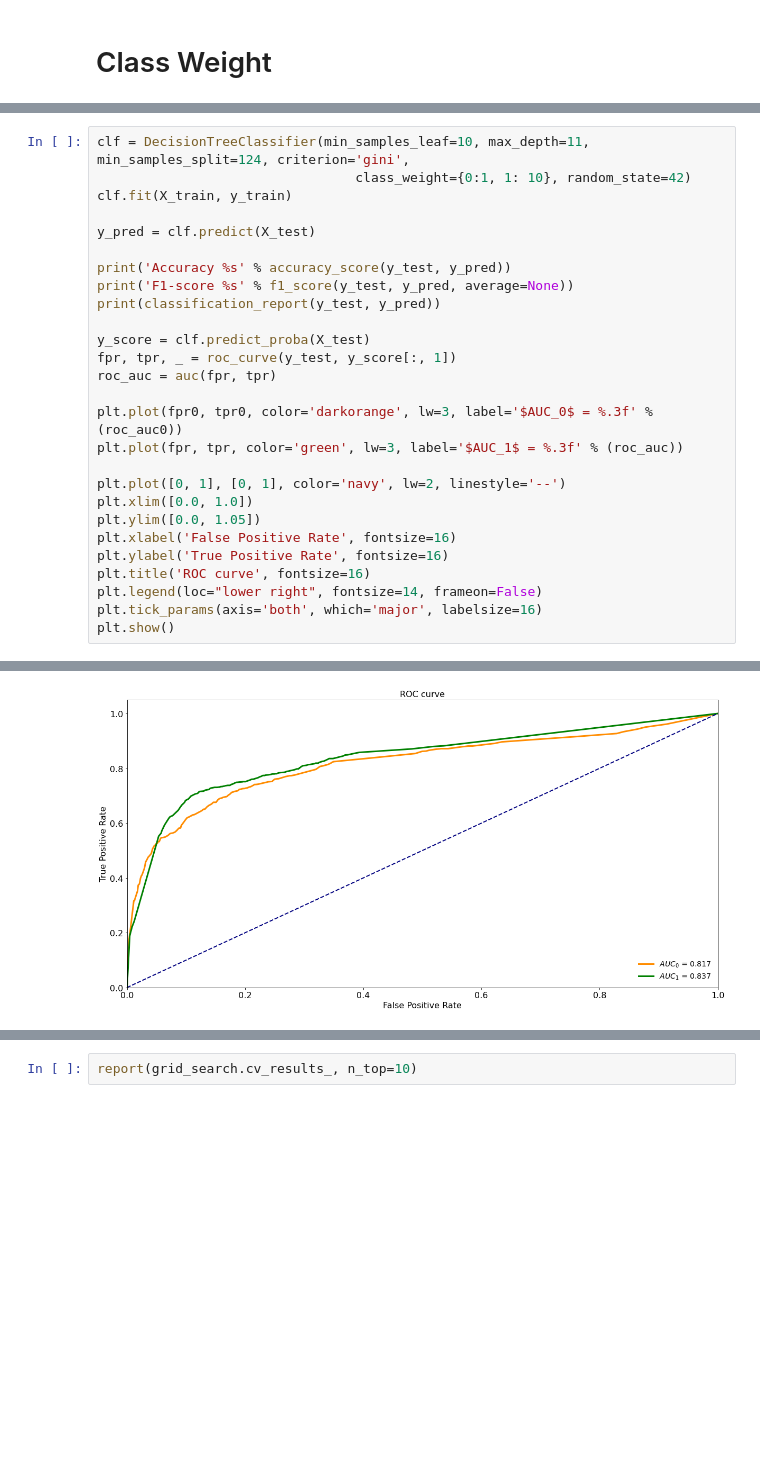
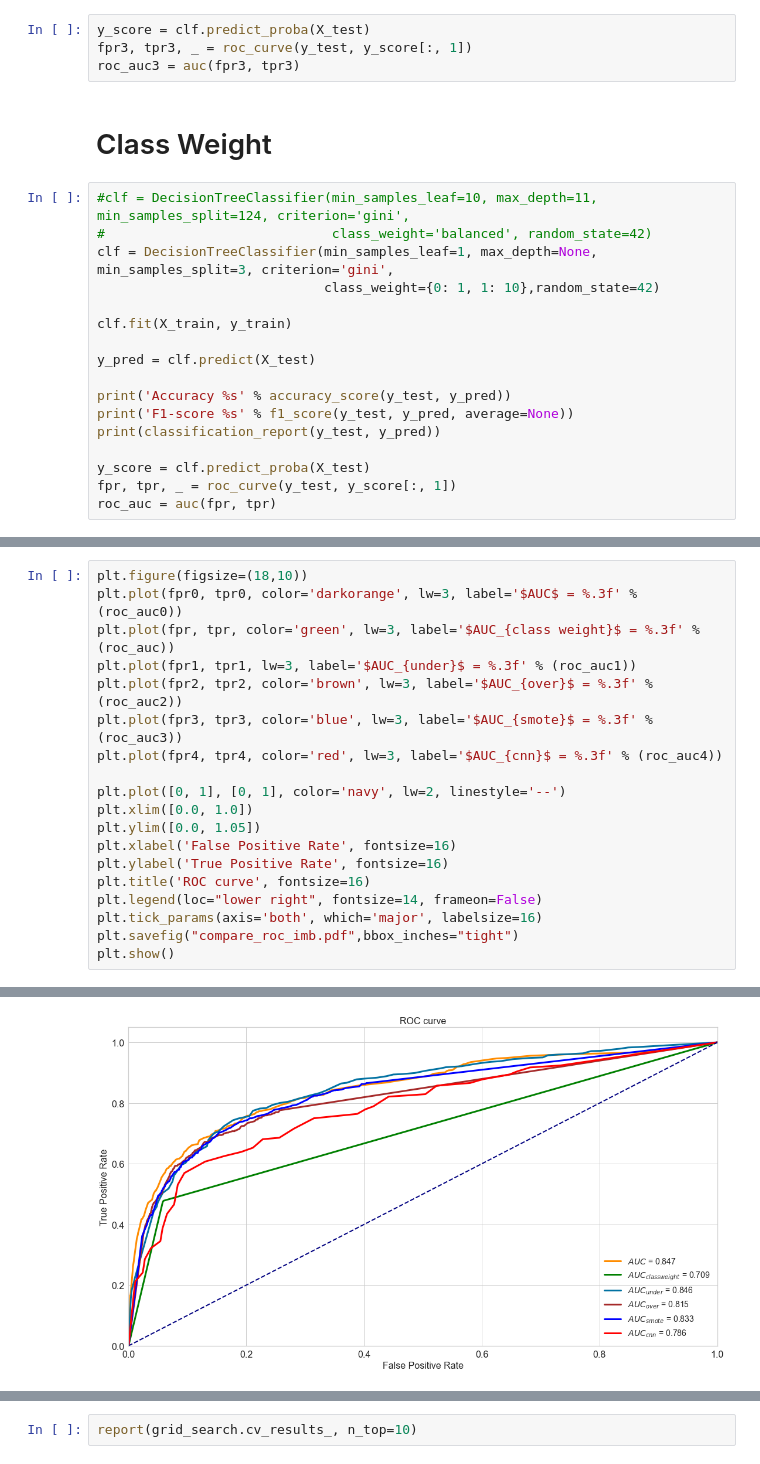
Before and after one commit to cri98li/Data-Mining-2-Project-ts-classification, a Jupyter notebook: Fase 1.4.ipynb, the cells around one changed output, grey strips where cells are left out. Cells and saved outputs as stored; diff of their text form; blank space fills up the shorter version.

```diff
--- a/Fase 1.4.ipynb
+++ b/Fase 1.4.ipynb
@@ -506,2 +675,23 @@ Parameters: {'max_depth': None, 'min_samples_leaf': 23, 'min_samples_split': 22}
+# %%
+y_score = clf.predict_proba(X_test)
+fpr3, tpr3, _ = roc_curve(y_test, y_score[:, 1])
+roc_auc3 = auc(fpr3, tpr3)
 # %% [markdown]
 # Class Weight
+# %%
+#clf = DecisionTreeClassifier(min_samples_leaf=10, max_depth=11, min_samples_split=124, criterion='gini',
+#                             class_weight='balanced', random_state=42)
+clf = DecisionTreeClassifier(min_samples_leaf=1, max_depth=None, min_samples_split=3, criterion='gini',
+                             class_weight={0: 1, 1: 10},random_state=42)
+
+clf.fit(X_train, y_train)
+
+y_pred = clf.predict(X_test)
+
+print('Accuracy %s' % accuracy_score(y_test, y_pred))
+print('F1-score %s' % f1_score(y_test, y_pred, average=None))
+print(classification_report(y_test, y_pred))
+
+y_score = clf.predict_proba(X_test)
+fpr, tpr, _ = roc_curve(y_test, y_score[:, 1])
+roc_auc = auc(fpr, tpr)
@@ -508,20 +709,11 @@ Parameters: {'max_depth': None, 'min_samples_leaf': 23, 'min_samples_split': 22}
 # %%
-clf = DecisionTreeClassifier(min_samples_leaf=10, max_depth=11, min_samples_split=124, criterion='gini',
-                                 class_weight={0:1, 1: 10}, random_state=42)
-clf.fit(X_train, y_train)
-
-y_pred = clf.predict(X_test)
-
-print('Accuracy %s' % accuracy_score(y_test, y_pred))
-print('F1-score %s' % f1_score(y_test, y_pred, average=None))
-print(classification_report(y_test, y_pred))
-
-y_score = clf.predict_proba(X_test)
-fpr, tpr, _ = roc_curve(y_test, y_score[:, 1])
-roc_auc = auc(fpr, tpr)
-
-plt.plot(fpr0, tpr0, color='darkorange', lw=3, label='$AUC_0$ = %.3f' % (roc_auc0))
-plt.plot(fpr, tpr, color='green', lw=3, label='$AUC_1$ = %.3f' % (roc_auc))
+plt.figure(figsize=(18,10))
+plt.plot(fpr0, tpr0, color='darkorange', lw=3, label='$AUC$ = %.3f' % (roc_auc0))
+plt.plot(fpr, tpr, color='green', lw=3, label='$AUC_{class weight}$ = %.3f' % (roc_auc))
+plt.plot(fpr1, tpr1, lw=3, label='$AUC_{under}$ = %.3f' % (roc_auc1))
+plt.plot(fpr2, tpr2, color='brown', lw=3, label='$AUC_{over}$ = %.3f' % (roc_auc2))
+plt.plot(fpr3, tpr3, color='blue', lw=3, label='$AUC_{smote}$ = %.3f' % (roc_auc3))
+plt.plot(fpr4, tpr4, color='red', lw=3, label='$AUC_{cnn}$ = %.3f' % (roc_auc4))
 
 plt.plot([0, 1], [0, 1], color='navy', lw=2, linestyle='--')
 plt.xlim([0.0, 1.0])
@@ -531,5 +723,6 @@ plt.ylabel('True Positive Rate', fontsize=16)
 plt.title('ROC curve', fontsize=16)
 plt.legend(loc="lower right", fontsize=14, frameon=False)
 plt.tick_params(axis='both', which='major', labelsize=16)
+plt.savefig("compare_roc_imb.pdf",bbox_inches="tight")
 plt.show()
 # %% [output]
@@ -546,2 +729,2 @@ weighted avg       0.89      0.77      0.81     11783
-[figure, old version]
+[figure, new version]
 # %%
```
Also changed, not shown: parts of 30 cells of this notebook, 2 other files.
